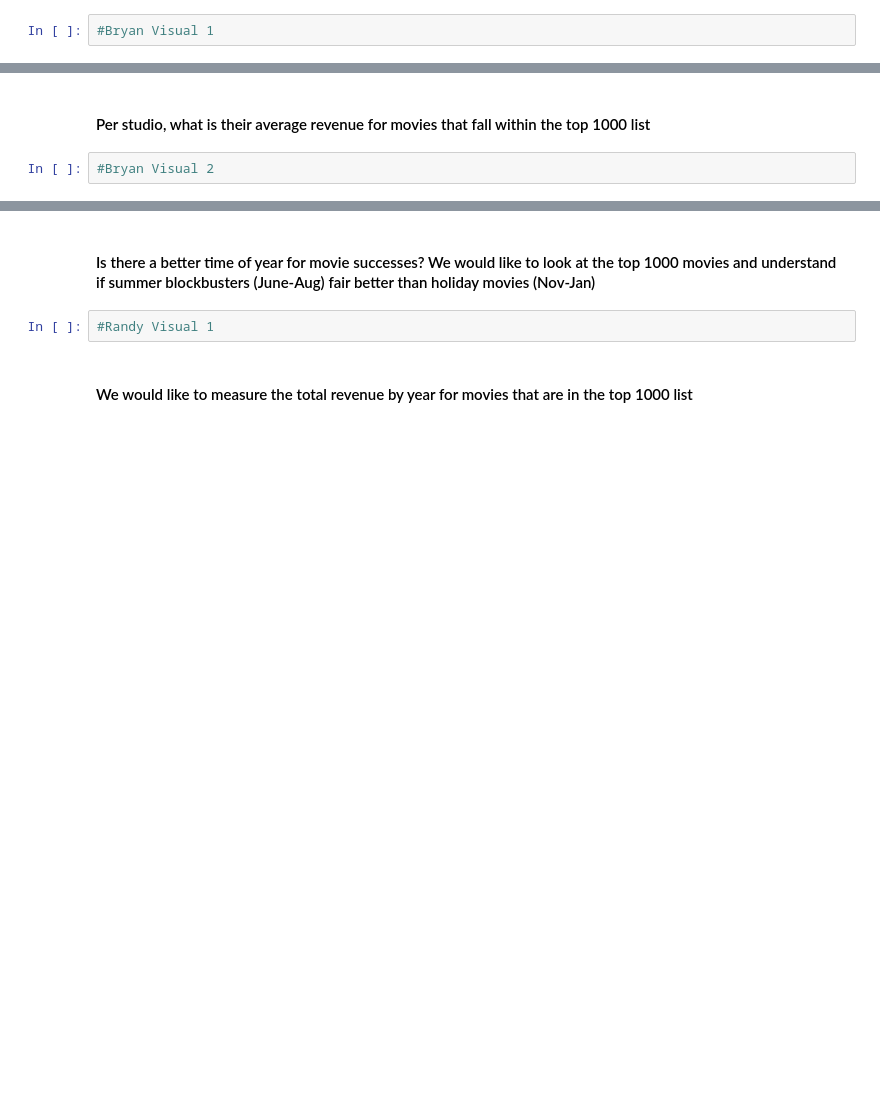
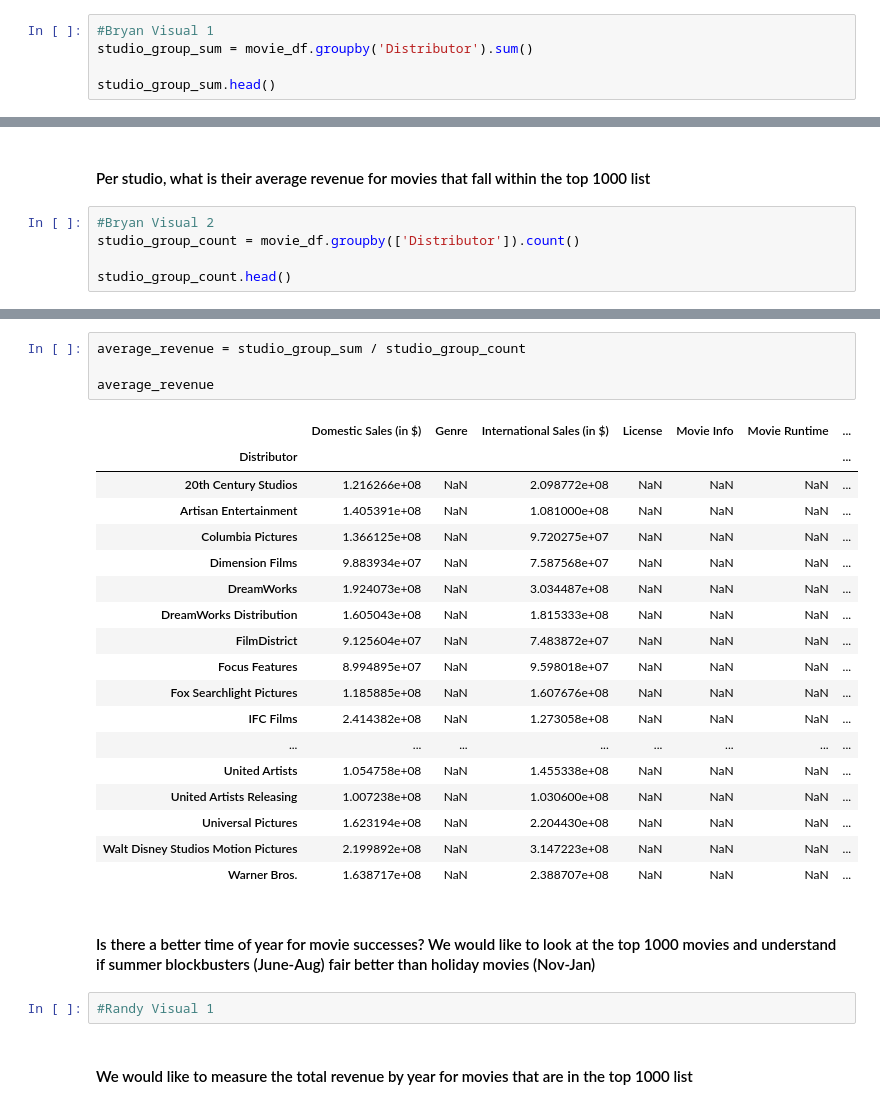
Before and after one commit to GrovesB/Group-10-Project-1, a Jupyter notebook: Project 1.ipynb, the cells around one changed output, grey strips where cells are left out. Saved outputs shown, nothing was run; the diff lists cells and outputs as text; blank space fills up the shorter version.

```diff
--- a/Project 1.ipynb
+++ b/Project 1.ipynb
@@ -29,3 +29,6 @@ movie_df.head()
 #### We would like to see how much revenue each studio is generating in total by creating stacked bar chart with revenue by studio
 # %%
 #Bryan Visual 1
+studio_group_sum = movie_df.groupby('Distributor').sum()
+
+studio_group_sum.head()
@@ -33,3 +44,6 @@ movie_df.head()
 #### Per studio, what is their average revenue for movies that fall within the top 1000 list
 # %%
 #Bryan Visual 2
+studio_group_count = movie_df.groupby(['Distributor']).count()
+
+studio_group_count.head()
@@ -36,3 +58,26 @@ movie_df.head()
+# %%
+average_revenue = studio_group_sum / studio_group_count
+
+average_revenue
+# %% [output]
+|  | Domestic Sales (in $) | Genre | International Sales (in $) | License | Movie Info | Movie Runtime | ... |
+| Distributor |  |  |  |  |  |  | ... |
+| 20th Century Studios | 1.216266e+08 | NaN | 2.098772e+08 | NaN | NaN | NaN | ... |
+| Artisan Entertainment | 1.405391e+08 | NaN | 1.081000e+08 | NaN | NaN | NaN | ... |
+| Columbia Pictures | 1.366125e+08 | NaN | 9.720275e+07 | NaN | NaN | NaN | ... |
+| Dimension Films | 9.883934e+07 | NaN | 7.587568e+07 | NaN | NaN | NaN | ... |
+| DreamWorks | 1.924073e+08 | NaN | 3.034487e+08 | NaN | NaN | NaN | ... |
+| DreamWorks Distribution | 1.605043e+08 | NaN | 1.815333e+08 | NaN | NaN | NaN | ... |
+| FilmDistrict | 9.125604e+07 | NaN | 7.483872e+07 | NaN | NaN | NaN | ... |
+| Focus Features | 8.994895e+07 | NaN | 9.598018e+07 | NaN | NaN | NaN | ... |
+| Fox Searchlight Pictures | 1.185885e+08 | NaN | 1.607676e+08 | NaN | NaN | NaN | ... |
+| IFC Films | 2.414382e+08 | NaN | 1.273058e+08 | NaN | NaN | NaN | ... |
+| ... | ... | ... | ... | ... | ... | ... | ... |
+| United Artists | 1.054758e+08 | NaN | 1.455338e+08 | NaN | NaN | NaN | ... |
+| United Artists Releasing | 1.007238e+08 | NaN | 1.030600e+08 | NaN | NaN | NaN | ... |
+| Universal Pictures | 1.623194e+08 | NaN | 2.204430e+08 | NaN | NaN | NaN | ... |
+| Walt Disney Studios Motion Pictures | 2.199892e+08 | NaN | 3.147223e+08 | NaN | NaN | NaN | ... |
+| Warner Bros. | 1.638717e+08 | NaN | 2.388707e+08 | NaN | NaN | NaN | ... |
 # %% [markdown]
 #### Is there a better time of year for movie successes? We would like to look at the top 1000 movies and understand if summer blockbusters (June-Aug) fair better than holiday movies (Nov-Jan)
 # %%
```
Also changed, not shown: parts of 4 cells of this notebook.
